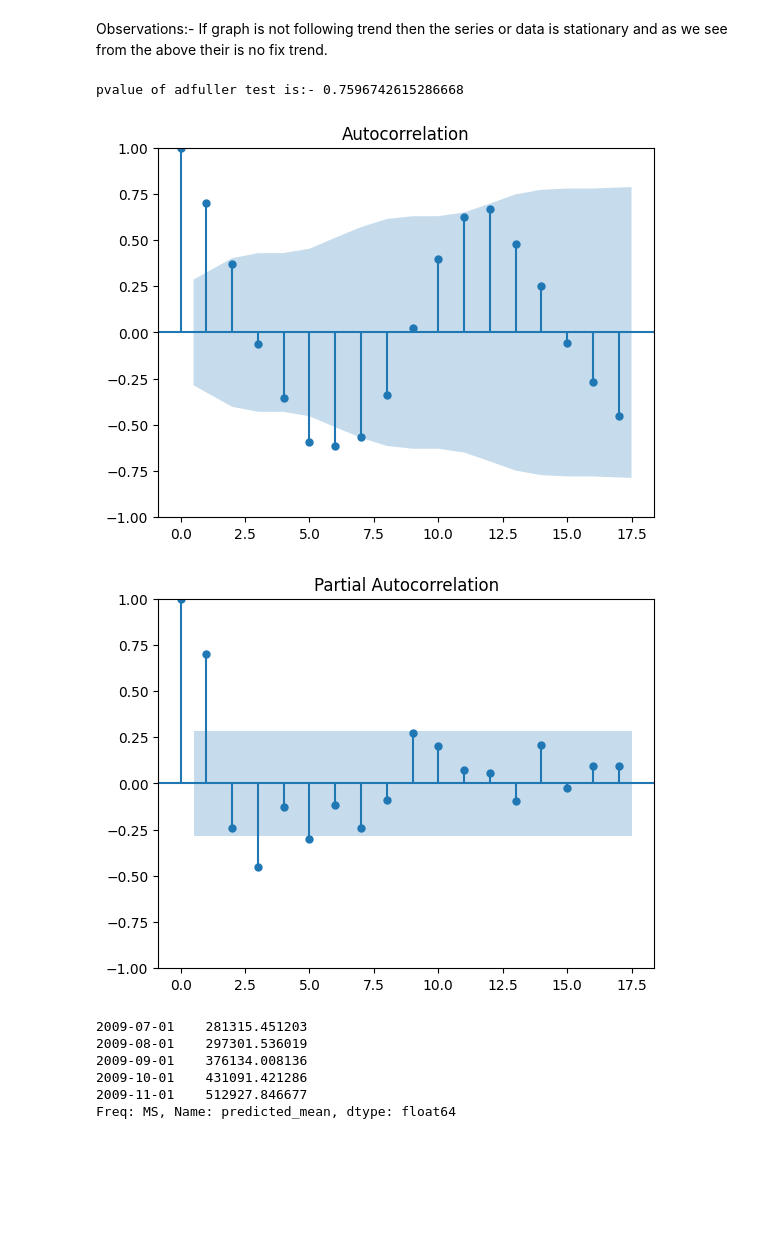
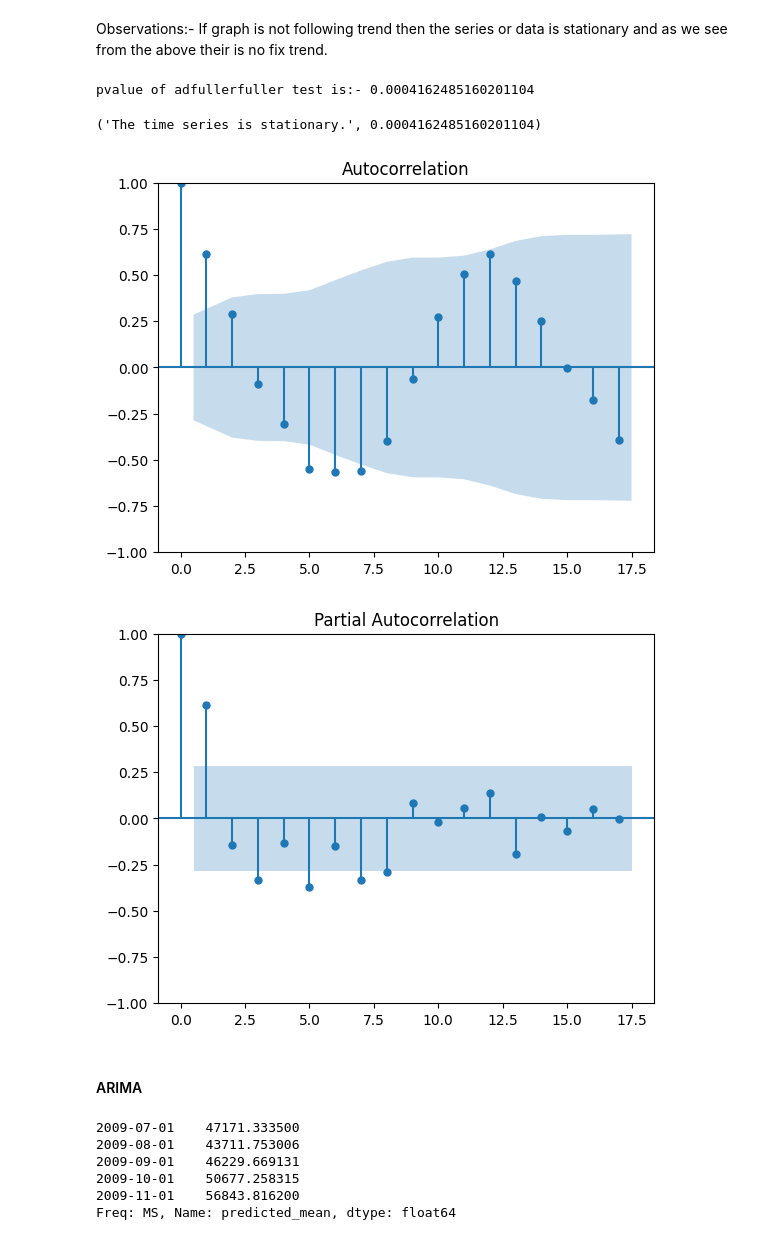
Before and after one commit to arpitsimform/Time-Series, a Jupyter notebook: test.ipynb, the cells around one changed output. Saved outputs shown, nothing was run; the diff lists cells and outputs as text; code cells hidden in the pictures; blank space fills up the shorter version.

```diff
--- a/test.ipynb
+++ b/test.ipynb
@@ -37,7 +37,7 @@ def read_timeseries_data(file_path, delimiter=";"):
         return None
 
 # Example usage
-file_path = "/home/arpit/Public/Timeseries/household_power_consumption.txt"
+file_path = "/home/arpit/Public/Time-Series/household_power_consumption.txt"
 timeseries_data = read_timeseries_data(file_path)
 if timeseries_data is not None:
     print(timeseries_data.head())
@@ -1180,18 +1180,41 @@ Observations:- If graph is not following trend then the series or data is statio
 # %%
 from statsmodels.tsa.stattools import adfuller
 # %%
-adf = adfuller(ts)
-print("pvalue of adfuller test is:-",adf[1])
+adf_1 = adfuller(ts_3)
+print("pvalue of adfullerfuller test is:-",adf_1[1])
 # %% [output]
-pvalue of adfuller test is:- 0.7596742615286668
+pvalue of adfullerfuller test is:- 0.0004162485160201104
+# %%
+from statsmodels.tsa.stattools import adfuller
+
+def adf_test(time_series):
+    """
+    Perform Augmented Dickey-Fuller test on a given time series..
+    """
+    adf_result = adfuller(time_series)
+    p_value = adf_result[1]
+
+    # Check if p-value is less than or equal to 0.05
+    if p_value <= 0.05:
+        result = ("The time series is stationary.",p_value)
+    else:
+        result = ("The time series is not stationary.",p_value)
+
+    return result
+
+
+stationary_result = adf_test(ts_3)
+print(stationary_result)
+# %% [output]
+('The time series is stationary.', 0.0004162485160201104)
 # %%
 from statsmodels.graphics.tsaplots import plot_acf, plot_pacf
 # %%
-acf = plot_acf(ts)
+acf = plot_acf(ts_3)
 # %% [output]
-[figure, old version]
+[figure, new version]
 # %%
-pacf_1 = plot_pacf(ts)
+pacf_1 = plot_pacf(ts_3)
 # %% [output]
-[figure, old version]
+[figure, new version]
 # %%
@@ -1200,3 +1223,5 @@ test = ts[30:]
+# %% [markdown]
+#### ARIMA
 # %%
 from statsmodels.tsa.arima.model import ARIMA
 import warnings
@@ -1205,12 +1230,12 @@ model = ARIMA(train, order = (3,0,4)).fit()
 # %%
-pred = model.predict(start=len(train), end=(len(ts)-1))
+pred = model.predict(start=len(train), end=(len(ts_3)-1))
 pred.head()
 # %% [output]
-2009-07-01    281315.451203
-2009-08-01    297301.536019
-2009-09-01    376134.008136
-2009-10-01    431091.421286
-2009-11-01    512927.846677
+2009-07-01    47171.333500
+2009-08-01    43711.753006
+2009-09-01    46229.669131
+2009-10-01    50677.258315
+2009-11-01    56843.816200
 Freq: MS, Name: predicted_mean, dtype: float64
 # %%
 from sklearn.metrics import mean_squared_error
```
Also changed, not shown: parts of 45 cells of this notebook.
